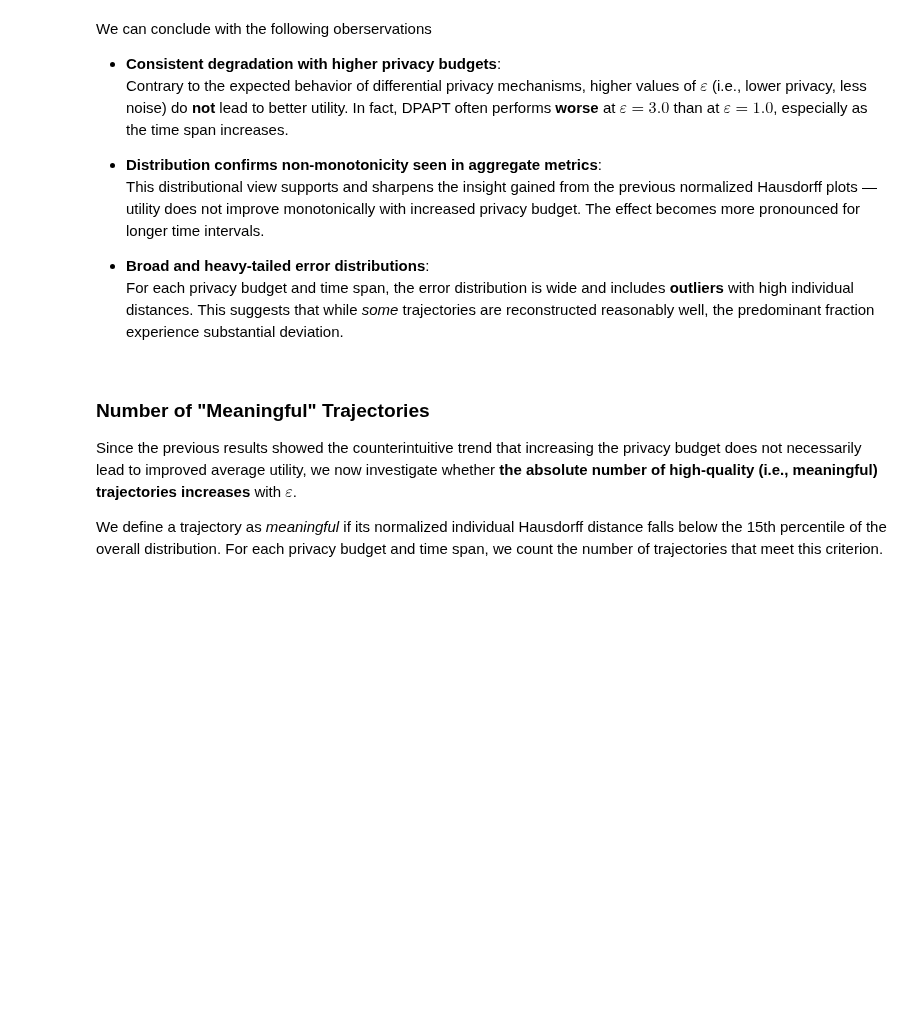
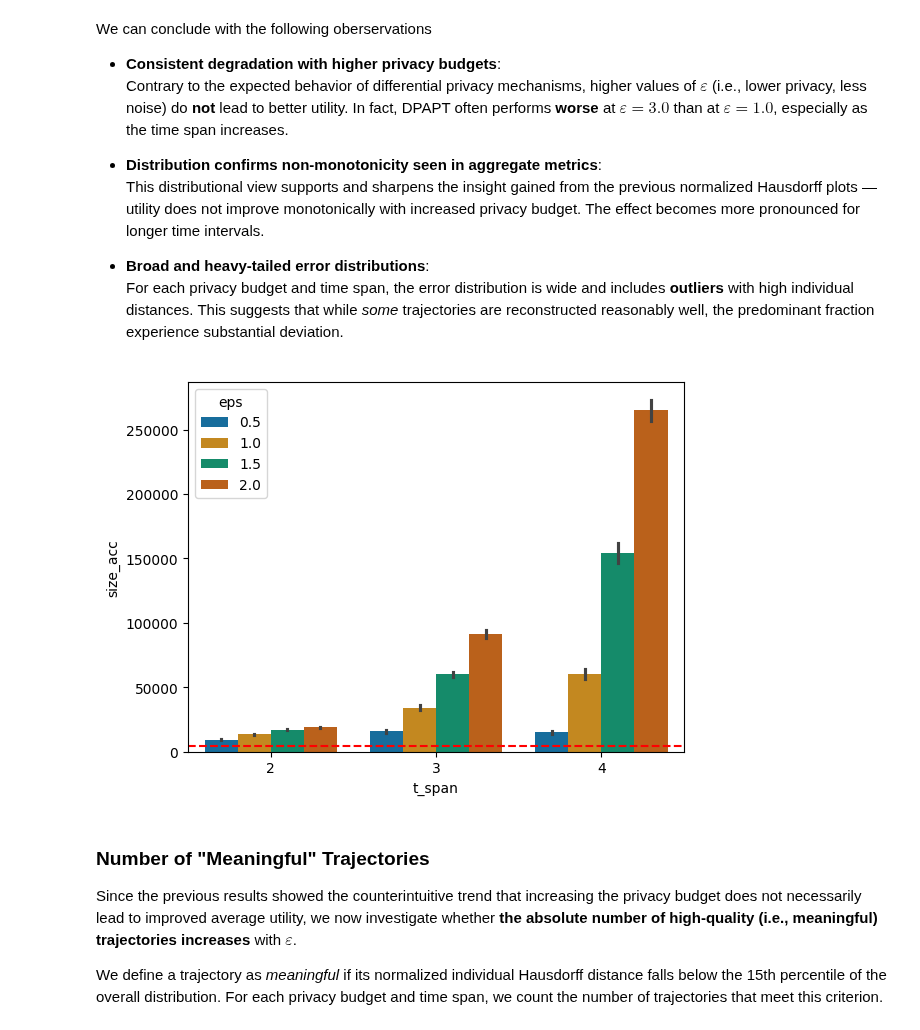
Before and after one commit to lorenzHeinrich/dp-trajectory-publication, a Jupyter notebook: notebooks/evaulation.ipynb, the cells around one changed output. Cells and saved outputs as stored; diff of their text form; code cells hidden in the pictures; blank space fills up the shorter version.

```diff
--- a/notebooks/evaulation.ipynb
+++ b/notebooks/evaulation.ipynb
@@ -299,6 +200,17 @@ We can conclude with the following oberservations
 
 - **Broad and heavy-tailed error distributions**:
   For each privacy budget and time span, the error distribution is wide and includes **outliers** with high individual distances. This suggests that while *some* trajectories are reconstructed reasonably well, the predominant fraction experience substantial deviation.
+# %%
+sns.barplot(
+    data=basic_stats,
+    x="t_span",
+    y="size_acc",
+    hue="eps",
+    palette="colorblind",
+).axhline(4500, color="red", linestyle="--")
+plt.show()
+# %% [output]
+[figure, added]
 # %% [markdown]
 ### Number of "Meaningful" Trajectories
 
```
Also changed, not shown: parts of 36 cells of this notebook, 3 other files.
